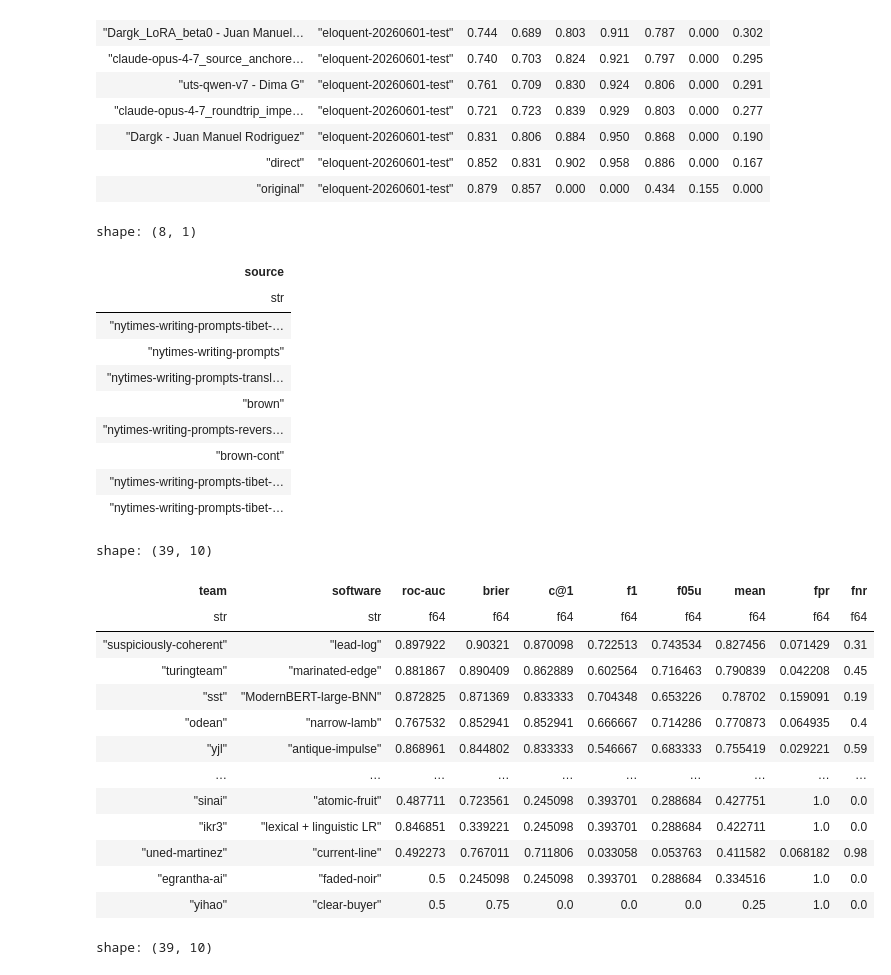
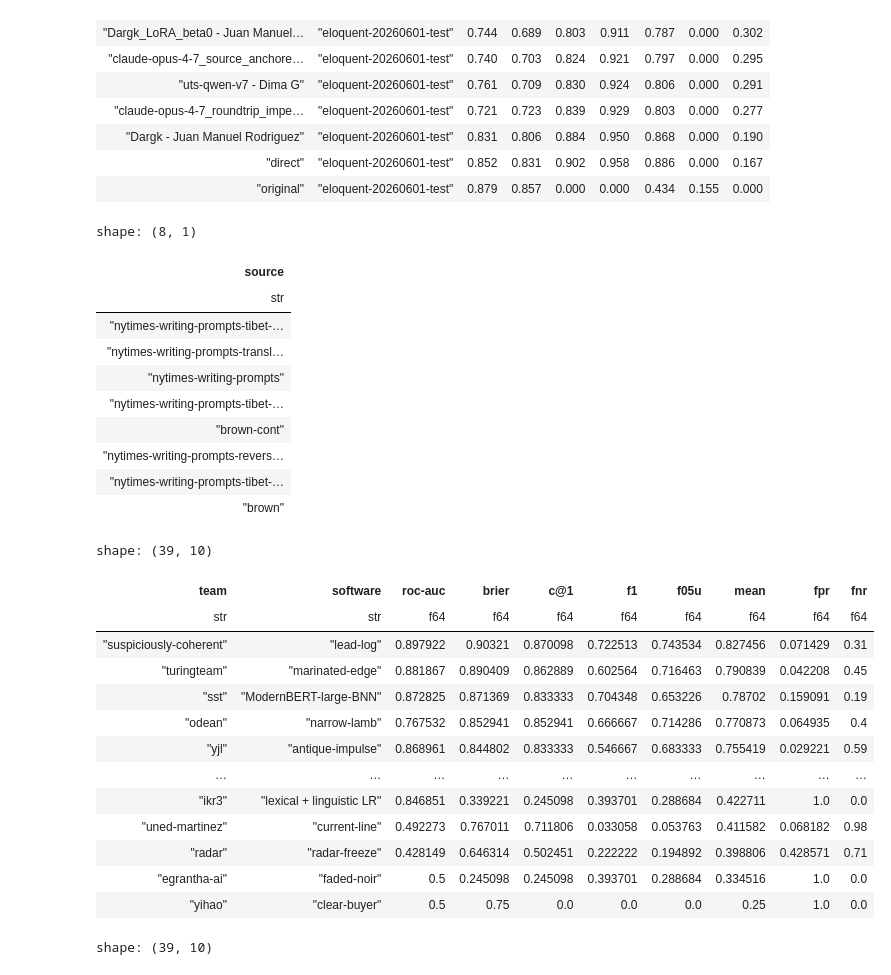
Before and after one commit to pan-webis-de/pan26-generative-ai-authorship-verification, a Jupyter notebook: notebooks/task-eval.ipynb, the cells around one changed output. Drawn from its saved outputs; the diff is of its cells as text; code cells hidden in the pictures.

```diff
--- a/notebooks/task-eval.ipynb
+++ b/notebooks/task-eval.ipynb
@@ -37,7 +37,8 @@ def evaluate_all(y_true: pl.DataFrame, y_pred: pl.DataFrame, zero_knowledge=Fals
 # %%
 TEAM_NAME_MAP = {
     'mdok': 'baseline',
-    'ce-ec': 'sinai'
+    'ce-ec': 'sinai',
+    'pinkey-bw': 'hanuman',
 }
 
 def build_truth_map(truth_file: Path, id_map_file: Path | None = None):
@@ -198,9 +184,9 @@ def get_best_by_team(result_per_run_df: pl.DataFrame, with_baselines=True):
     baseline_runs = result_per_run_df.filter(pl.col('team') == 'baseline')
     return pl.concat([best_by_team, baseline_runs]).sort('mean', descending=True)
 # %%
-results_per_run25 = get_results_grouped(pan25_df).drop(['run_id', 'dataset'])
-results_per_run26 = get_results_grouped(pan26_df).drop(['run_id', 'dataset'])
-results_per_run_eloquent26 = get_results_grouped(eloquent26_df).drop(['run_id', 'dataset'])
+results_per_run25 = get_results_grouped(pan25_df)
+results_per_run26 = get_results_grouped(pan26_df)
+results_per_run_eloquent26 = get_results_grouped(eloquent26_df)
 # %%
 display(Markdown('# PAN\'25 Dataset:'))
 with pl.Config(float_precision=3, tbl_rows=-1):
@@ -339,7 +327,7 @@ shape: (11, 9)
 | "original" | "eloquent-20260601-test" | 0.879 | 0.857 | 0.000 | 0.000 | 0.434 | 0.155 | 0.000 |
 # %%
 pan26_df_filtered_best = pan26_df.join(
-    best_by_team26.select('run_id').unique(),
+    leaderboard26.select('run_id').unique(),
     on='run_id',
     how='semi'
 )
@@ -349,30 +337,30 @@ shape: (8, 1)
 | source |
 | str |
 | "nytimes-writing-prompts-tibet-… |
+| "nytimes-writing-prompts-transl… |
 | "nytimes-writing-prompts" |
-| "nytimes-writing-prompts-transl… |
+| "nytimes-writing-prompts-tibet-… |
+| "brown-cont" |
+| "nytimes-writing-prompts-revers… |
+| "nytimes-writing-prompts-tibet-… |
 | "brown" |
-| "nytimes-writing-prompts-revers… |
-| "brown-cont" |
-| "nytimes-writing-prompts-tibet-… |
-| "nytimes-writing-prompts-tibet-… |
 # %%
 get_results_grouped(pan26_df_filtered_best.filter(
     pl.col('source').str.starts_with('brown')
-), drop_run_and_ds=True)
+)).drop(['run_id', 'dataset'])
 # %% [output]
 shape: (39, 10)
 | team | software | roc-auc | brier | c@1 | f1 | f05u | mean | fpr | fnr |
 | str | str | f64 | f64 | f64 | f64 | f64 | f64 | f64 | f64 |
 | "suspiciously-coherent" | "lead-log" | 0.897922 | 0.90321 | 0.870098 | 0.722513 | 0.743534 | 0.827456 | 0.071429 | 0.31 |
 | "turingteam" | "marinated-edge" | 0.881867 | 0.890409 | 0.862889 | 0.602564 | 0.716463 | 0.790839 | 0.042208 | 0.45 |
 | "sst" | "ModernBERT-large-BNN" | 0.872825 | 0.871369 | 0.833333 | 0.704348 | 0.653226 | 0.78702 | 0.159091 | 0.19 |
 | "odean" | "narrow-lamb" | 0.767532 | 0.852941 | 0.852941 | 0.666667 | 0.714286 | 0.770873 | 0.064935 | 0.4 |
 | "yjl" | "antique-impulse" | 0.868961 | 0.844802 | 0.833333 | 0.546667 | 0.683333 | 0.755419 | 0.029221 | 0.59 |
 | … | … | … | … | … | … | … | … | … | … |
-| "sinai" | "atomic-fruit" | 0.487711 | 0.723561 | 0.245098 | 0.393701 | 0.288684 | 0.427751 | 1.0 | 0.0 |
 | "ikr3" | "lexical + linguistic LR" | 0.846851 | 0.339221 | 0.245098 | 0.393701 | 0.288684 | 0.422711 | 1.0 | 0.0 |
 | "uned-martinez" | "current-line" | 0.492273 | 0.767011 | 0.711806 | 0.033058 | 0.053763 | 0.411582 | 0.068182 | 0.98 |
+| "radar" | "radar-freeze" | 0.428149 | 0.646314 | 0.502451 | 0.222222 | 0.194892 | 0.398806 | 0.428571 | 0.71 |
 | "egrantha-ai" | "faded-noir" | 0.5 | 0.245098 | 0.245098 | 0.393701 | 0.288684 | 0.334516 | 1.0 | 0.0 |
 | "yihao" | "clear-buyer" | 0.5 | 0.75 | 0.0 | 0.0 | 0.0 | 0.25 | 1.0 | 0.0 |
 # %%
```
Also changed, not shown: parts of 20 cells of this notebook, 31 other files.
